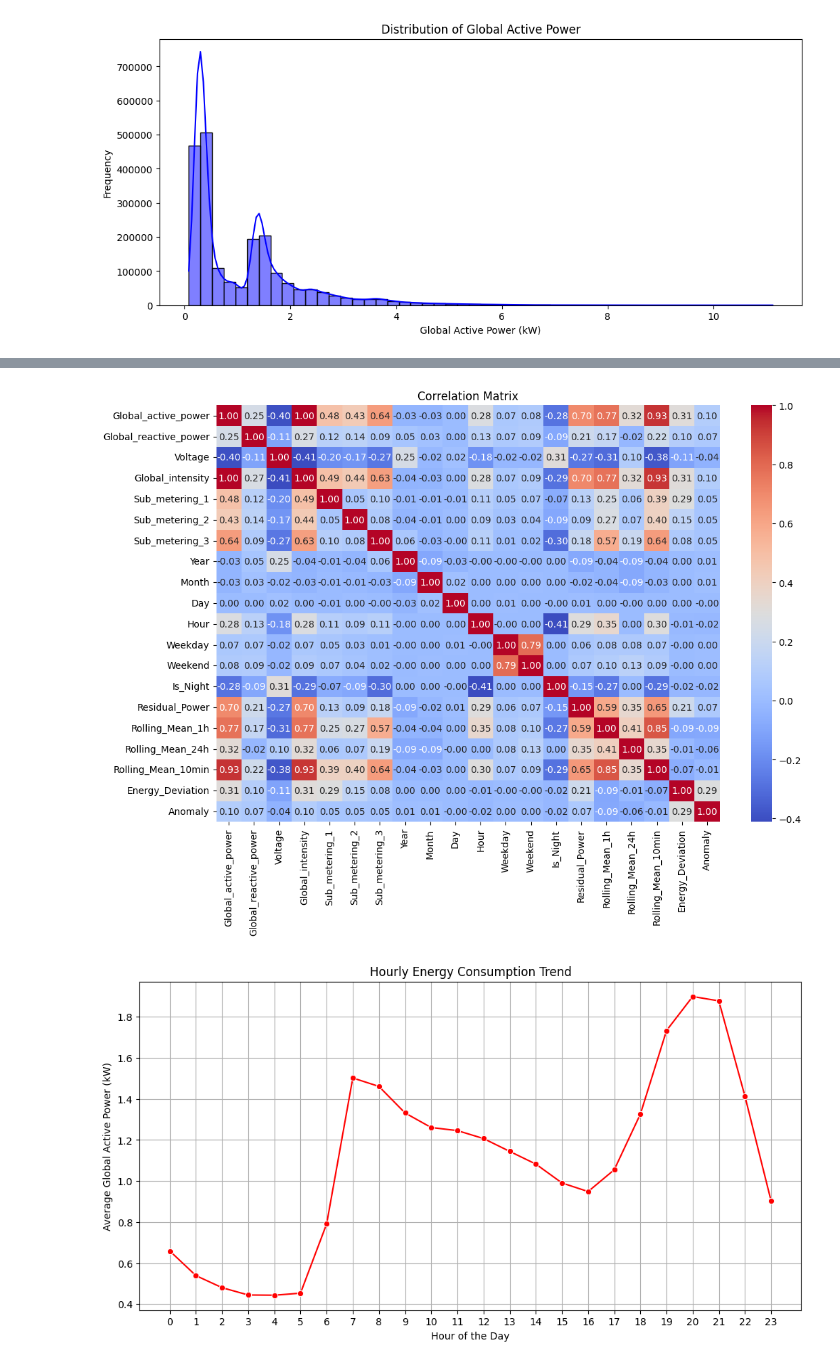
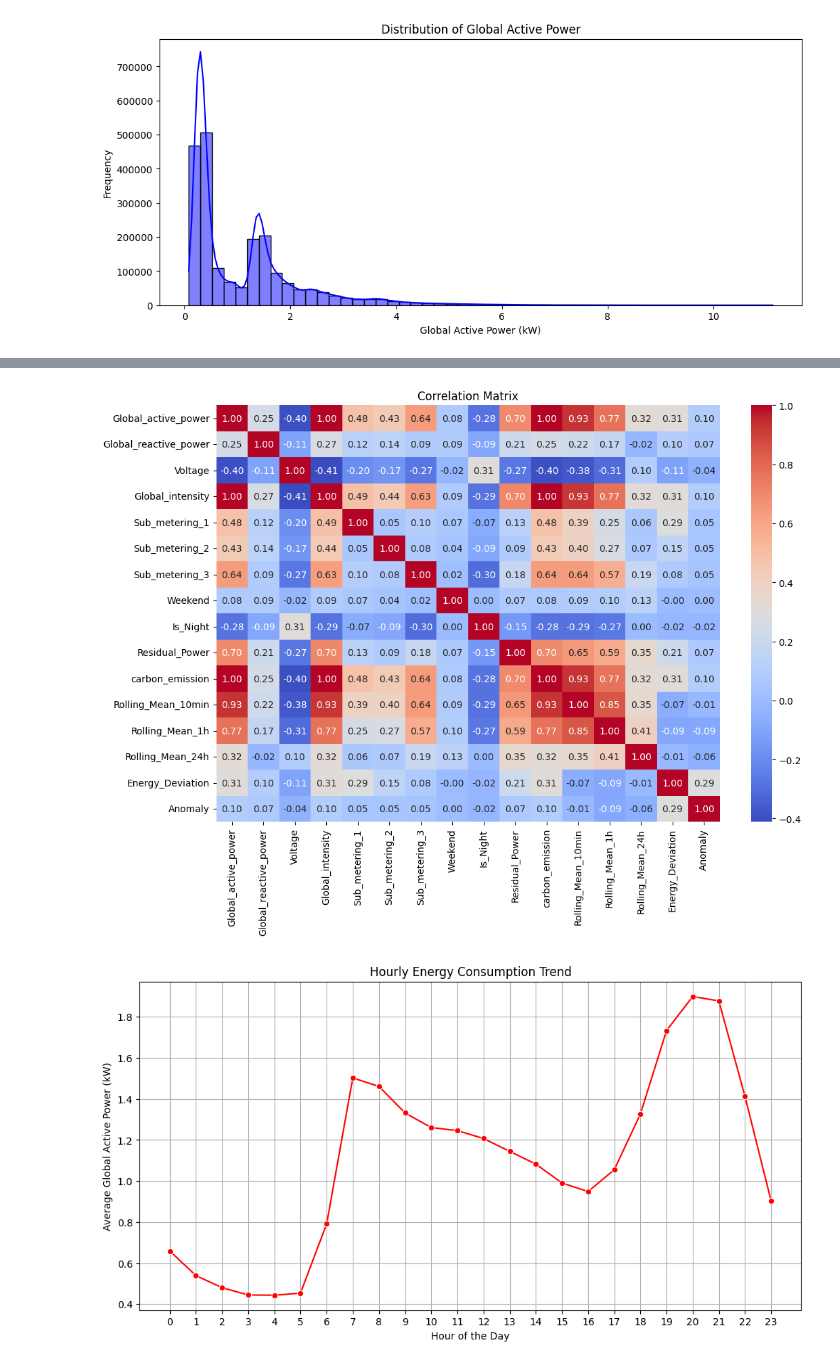
Before and after one commit to Kamalesh-Gandhi/PowerPulse-Energy-Consumption-Prediction-Model, a Jupyter notebook: Data_PreProcessing.ipynb, the cells around one changed output, grey strips where cells are left out. Saved outputs shown, nothing was run; the diff lists cells and outputs as text; code cells hidden in the pictures.

```diff
--- a/Data_PreProcessing.ipynb
+++ b/Data_PreProcessing.ipynb
@@ -387,9 +387,35 @@ df['Hour'] = df['Datetime'].dt.hour
 df['Weekday'] = df['Datetime'].dt.weekday  # Monday=0, Sunday=6
 df['Weekend'] = (df['Weekday'] >= 5).astype(int)  # 1 if weekend, 0 otherwise
 df['Is_Night'] = ((df['Hour'] >= 22) | (df['Hour'] < 6)).astype(int)  # 1 if night, 0 otherwise
+# %%
+def get_seasons(month):
+    if month in [12, 1, 2]:
+        return 'Winter'
+    elif month in [3, 4, 5]:
+        return 'Spring'
+    elif month in [6, 7, 8]:
+        return 'Summer'
+    else:
+        return 'Fall'
+
+df['Season'] = df['Month'].apply(get_seasons)
+# %%
+def get_time_of_day(hour):
+    if hour in range(5, 12):
+        return 'Morning'
+    elif hour in range(12, 17):
+        return 'Afternoon'
+    elif hour in range(17, 20):
+        return 'Evening'
+    else:
+        return 'Night'
+
+df['TimeOfDay'] = df['Hour'].apply(get_time_of_day)
 # %%
 # Other energy Consumptions
 df['Residual_Power'] = (df['Global_active_power'] * 1000 / 60) - df['Sub_metering_1'] - df['Sub_metering_2'] - df['Sub_metering_3']
+# %%
+df['carbon_emission'] = df['Global_active_power'] * 0.92
 # %%
 # Rolling Averages
 df['Rolling_Mean_10min'] = df['Global_active_power'].rolling(window=10, min_periods=1).mean()
@@ -434,14 +468,17 @@ plt.show()
 # %%
+# Select only numeric columns for correlation matrix
+numeric_df = df.select_dtypes(include=['float64', 'int64'])
+
 # Correlation matrix
-corr_matrix = df.corr()
+corr_matrix = numeric_df.corr()
 
 # Heatmap
 plt.figure(figsize=(12, 8))
 sns.heatmap(corr_matrix, annot=True, cmap='coolwarm', fmt='.2f')
 plt.title('Correlation Matrix')
 plt.show()
 # %% [output]
-[figure, old version]
+[figure, new version]
 # %%
 # Compute the mean energy consumption per hour
 hourly_trend = df.groupby('Hour')['Global_active_power'].mean()
```
Also changed, not shown: parts of 13 cells of this notebook, 2 other files.
